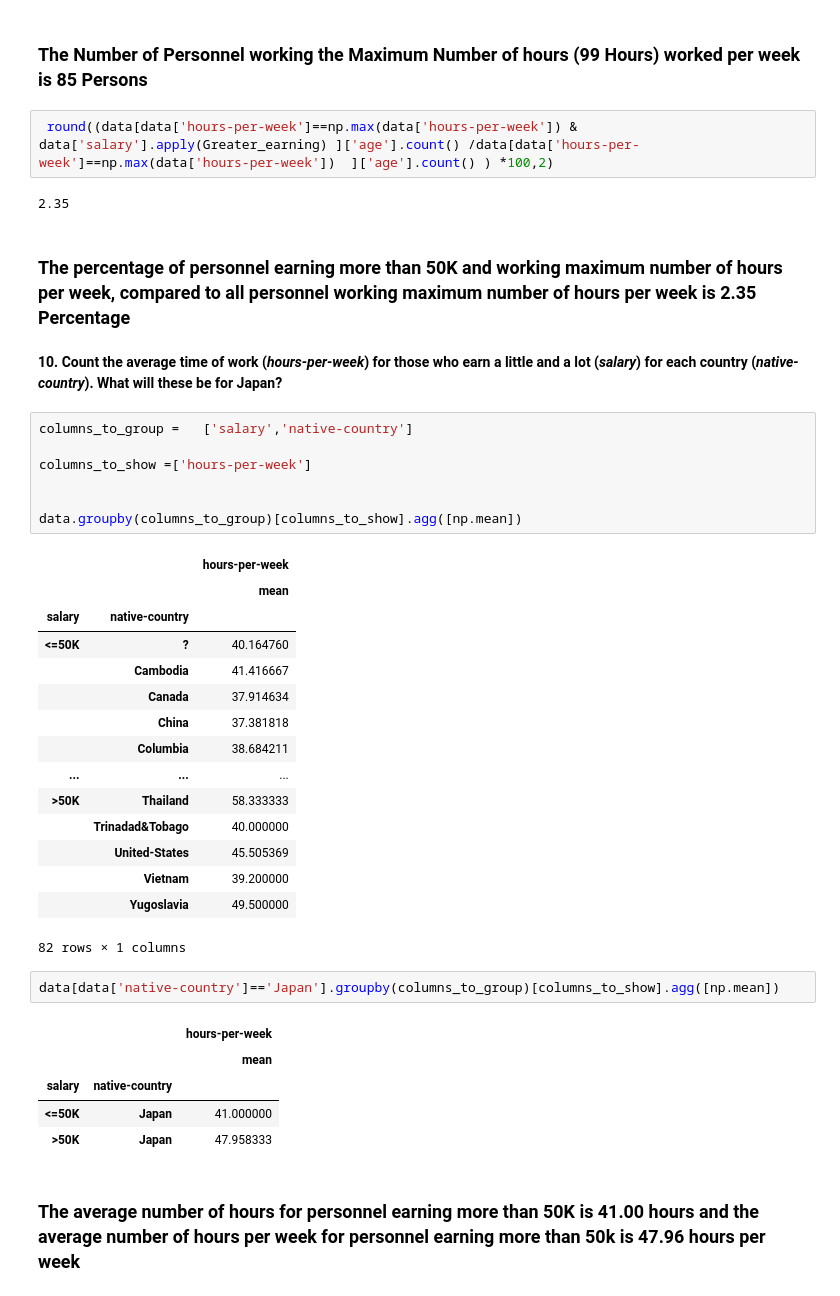
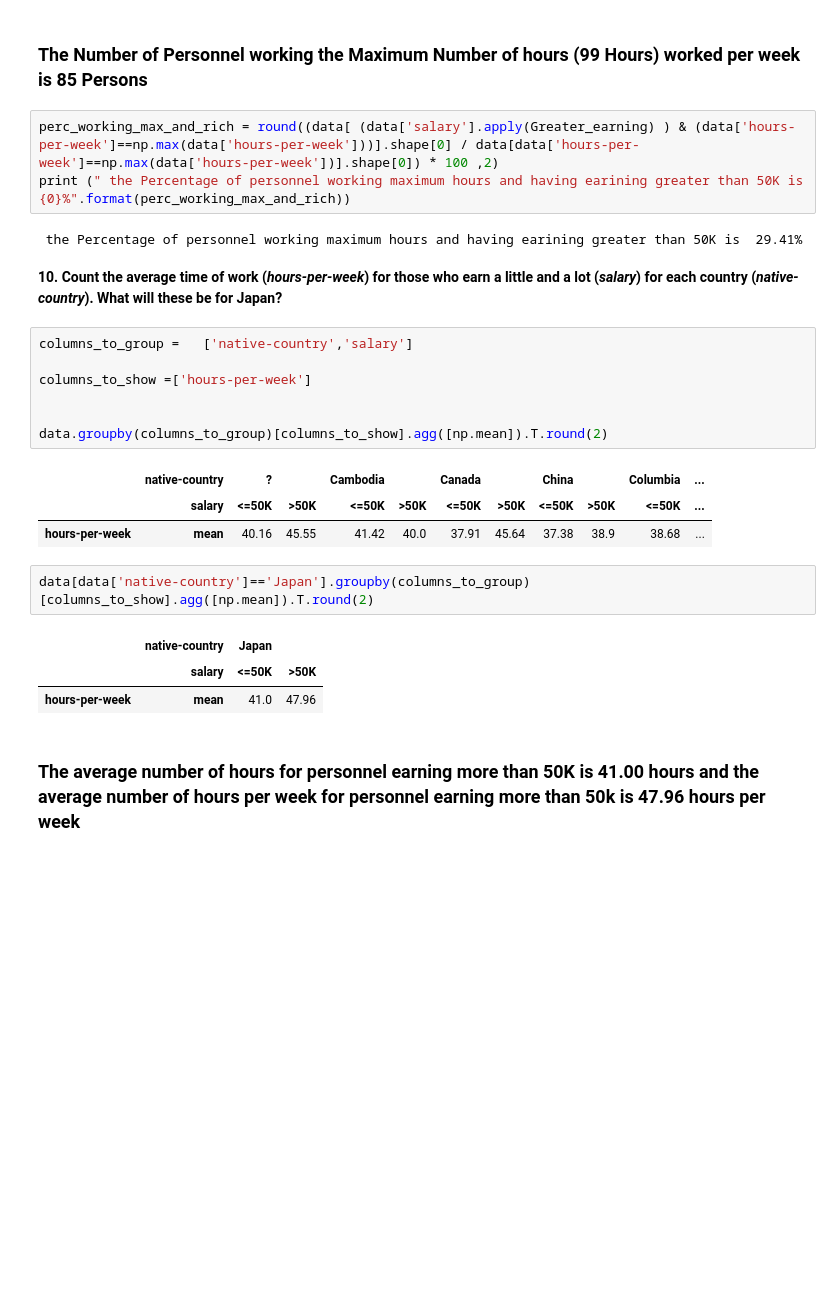
Before and after one commit to Abdulrahman2k/MLcourse_Dubai, a Jupyter notebook: topic_1_exploratory_data_analysis_with_pandas_ASSIGNMENT.ipynb, the cells around one changed output. Saved outputs shown, nothing was run; the diff lists cells and outputs as text; blank space fills up the shorter version.

```diff
--- a/topic_1_exploratory_data_analysis_with_pandas_ASSIGNMENT.ipynb
+++ b/topic_1_exploratory_data_analysis_with_pandas_ASSIGNMENT.ipynb
@@ -179,44 +179,29 @@ data[data['hours-per-week']==np.max(data['hours-per-week'])]['age'].count()
 85
 # %% [markdown]
 ### The Number of Personnel working the Maximum Number of hours (**99** Hours) worked per week is **85** Persons
-# %%
- round((data[data['hours-per-week']==np.max(data['hours-per-week']) & data['salary'].apply(Greater_earning) ]['age'].count() /data[data['hours-per-week']==np.max(data['hours-per-week'])  ]['age'].count() ) *100,2)
-# %% [output]
-2.35
-# %% [markdown]
-### The percentage of personnel earning more than 50K and working maximum number of hours per week, compared to all personnel working maximum number of hours per week is **2.35** Percentage
+# %%
+perc_working_max_and_rich = round((data[ (data['salary'].apply(Greater_earning) ) & (data['hours-per-week']==np.max(data['hours-per-week']))].shape[0] / data[data['hours-per-week']==np.max(data['hours-per-week'])].shape[0]) * 100 ,2)
+print (" the Percentage of personnel working maximum hours and having earining greater than 50K is  {0}%".format(perc_working_max_and_rich))
+# %% [output]
+ the Percentage of personnel working maximum hours and having earining greater than 50K is  29.41%
 # %% [markdown]
 **10. Count the average time of work (*hours-per-week*) for those who earn a little and a lot (*salary*) for each country (*native-country*). What will these be for Japan?**
 # %%
-columns_to_group =   ['salary','native-country']
+columns_to_group =   ['native-country','salary']
 
 columns_to_show =['hours-per-week']
 
 
-data.groupby(columns_to_group)[columns_to_show].agg([np.mean])
+data.groupby(columns_to_group)[columns_to_show].agg([np.mean]).T.round(2)
 # %% [output]
-|  |  | hours-per-week |
-|  |  | mean |
-| salary | native-country |  |
-| <=50K | ? | 40.164760 |
-|  | Cambodia | 41.416667 |
-|  | Canada | 37.914634 |
-|  | China | 37.381818 |
-|  | Columbia | 38.684211 |
-| ... | ... | ... |
-| >50K | Thailand | 58.333333 |
-|  | Trinadad&Tobago | 40.000000 |
-|  | United-States | 45.505369 |
-|  | Vietnam | 39.200000 |
-|  | Yugoslavia | 49.500000 |
+|  | native-country | ? |  | Cambodia |  | Canada |  | China |  | Columbia | ... |
+|  | salary | <=50K | >50K | <=50K | >50K | <=50K | >50K | <=50K | >50K | <=50K | ... |
+| hours-per-week | mean | 40.16 | 45.55 | 41.42 | 40.0 | 37.91 | 45.64 | 37.38 | 38.9 | 38.68 | ... |
-82 rows × 1 columns
 # %%
-data[data['native-country']=='Japan'].groupby(columns_to_group)[columns_to_show].agg([np.mean])
+data[data['native-country']=='Japan'].groupby(columns_to_group)[columns_to_show].agg([np.mean]).T.round(2)
 # %% [output]
-|  |  | hours-per-week |
-|  |  | mean |
-| salary | native-country |  |
-| <=50K | Japan | 41.000000 |
-| >50K | Japan | 47.958333 |
+|  | native-country | Japan |  |
+|  | salary | <=50K | >50K |
+| hours-per-week | mean | 41.0 | 47.96 |
 # %% [markdown]
 ### The average number of hours for personnel earning more than 50K is **41.00** hours and the average number of hours per week for personnel earning more than 50k is **47.96** hours per week
```
